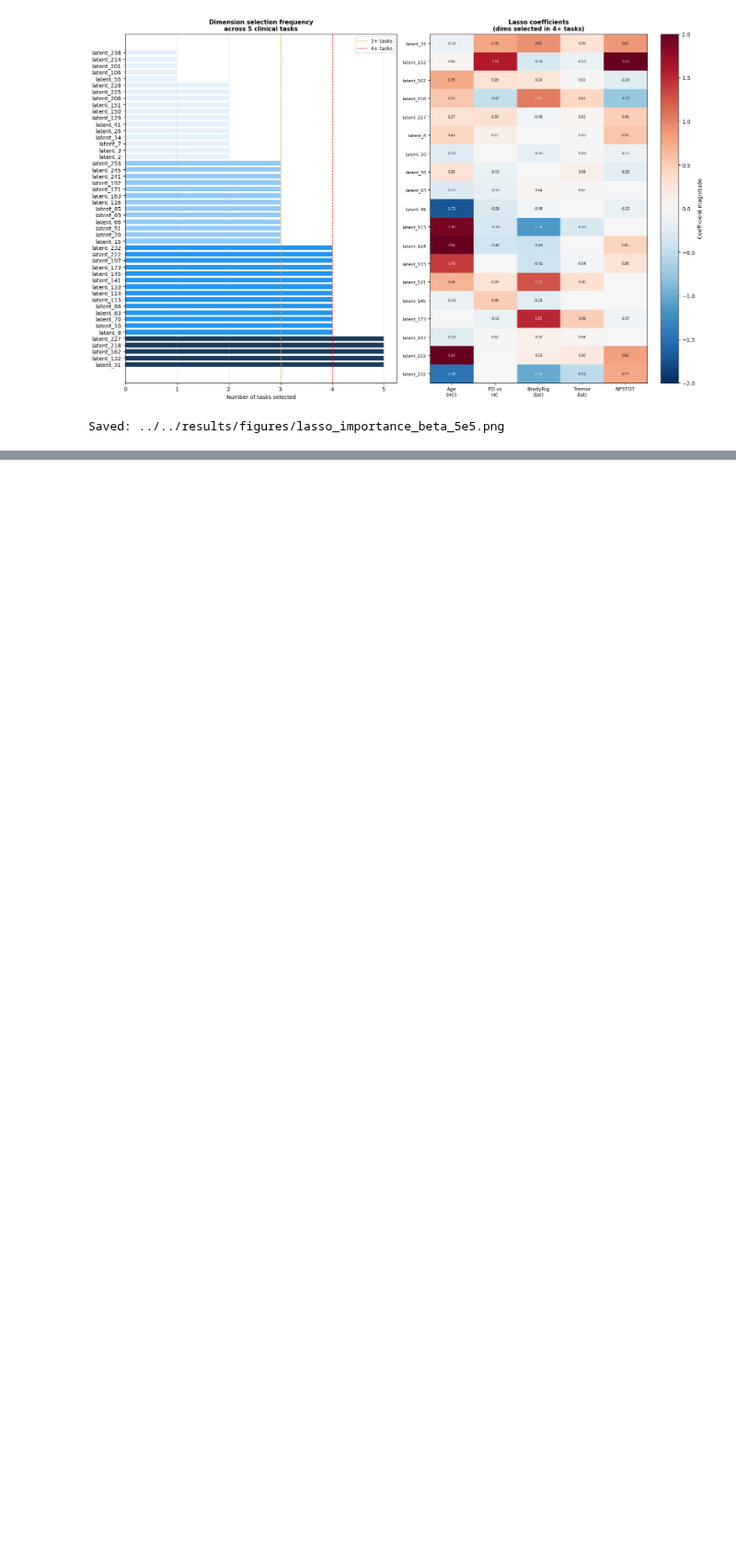
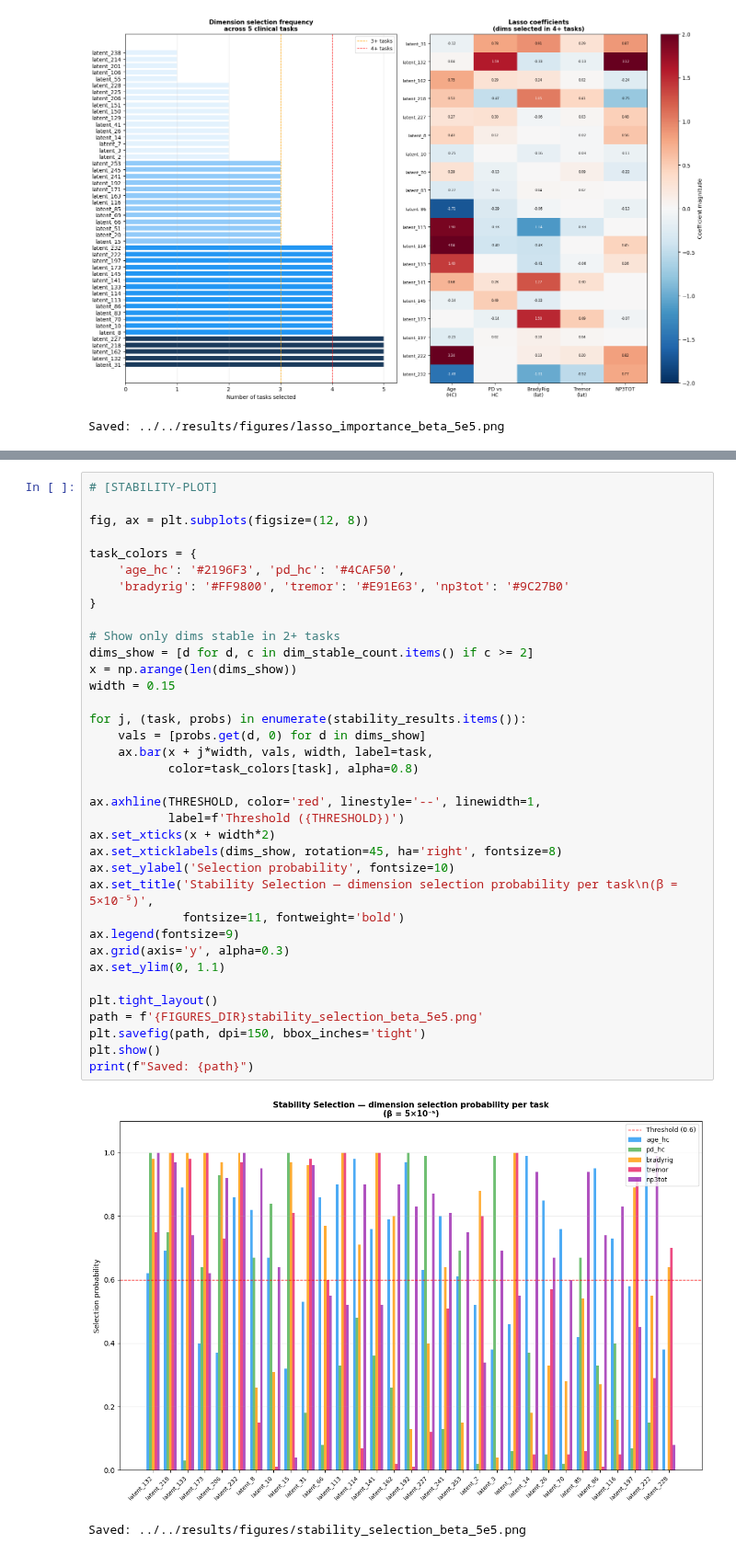
Before and after one commit to natnael1193/Unsupervised-Parkisnson-Imaging-Analysis, a Jupyter notebook: notebooks/pipeline/5_7_lasso_feature_selection.ipynb, the cells around one changed output, grey strips where cells are left out. Shown at 92% size. Saved outputs shown, nothing was run; the diff lists cells and outputs as text; blank space fills up the shorter version.

```diff
--- a/notebooks/pipeline/5_7_lasso_feature_selection.ipynb
+++ b/notebooks/pipeline/5_7_lasso_feature_selection.ipynb
@@ -317,0 +566,39 @@ Saved: ../../results/figures/lasso_importance_beta_5e5.png
+# %%
+# [STABILITY-PLOT]
+
+fig, ax = plt.subplots(figsize=(12, 8))
+
+task_colors = {
+    'age_hc': '#2196F3', 'pd_hc': '#4CAF50',
+    'bradyrig': '#FF9800', 'tremor': '#E91E63', 'np3tot': '#9C27B0'
+}
+
+# Show only dims stable in 2+ tasks
+dims_show = [d for d, c in dim_stable_count.items() if c >= 2]
+x = np.arange(len(dims_show))
+width = 0.15
+
+for j, (task, probs) in enumerate(stability_results.items()):
+    vals = [probs.get(d, 0) for d in dims_show]
+    ax.bar(x + j*width, vals, width, label=task,
+           color=task_colors[task], alpha=0.8)
+
+ax.axhline(THRESHOLD, color='red', linestyle='--', linewidth=1,
+           label=f'Threshold ({THRESHOLD})')
+ax.set_xticks(x + width*2)
+ax.set_xticklabels(dims_show, rotation=45, ha='right', fontsize=8)
+ax.set_ylabel('Selection probability', fontsize=10)
+ax.set_title('Stability Selection — dimension selection probability per task\n(β = 5×10⁻⁵)',
+             fontsize=11, fontweight='bold')
+ax.legend(fontsize=9)
+ax.grid(axis='y', alpha=0.3)
+ax.set_ylim(0, 1.1)
+
+plt.tight_layout()
+path = f'{FIGURES_DIR}stability_selection_beta_5e5.png'
+plt.savefig(path, dpi=150, bbox_inches='tight')
+plt.show()
+print(f"Saved: {path}")
+# %% [output]
+[figure, added]
+Saved: ../../results/figures/stability_selection_beta_5e5.png
```
Also changed, not shown: parts of 6 cells of this notebook, 2 other files.
